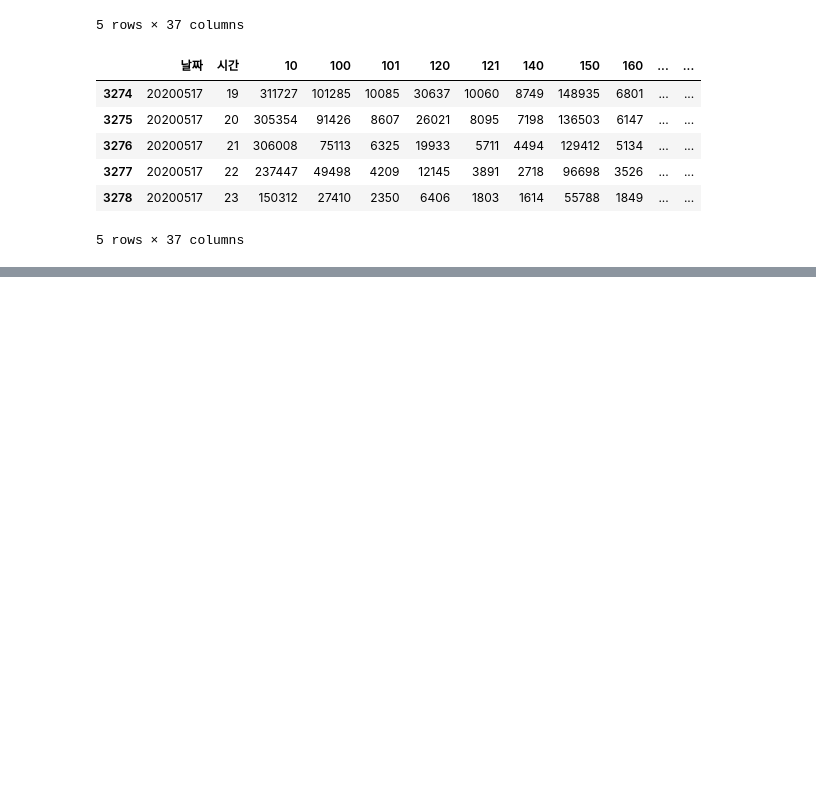
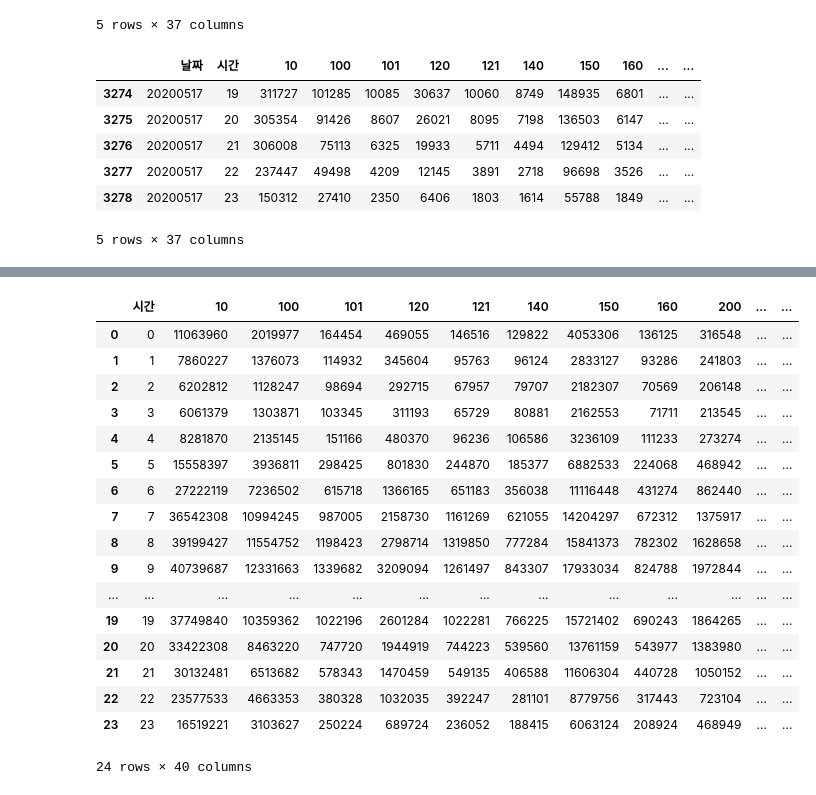
Before and after one commit to k-me-j/TrafficVolume, a Jupyter notebook: EDA.ipynb, the cells around one changed output, grey strips where cells are left out. Drawn from its saved outputs; the diff is of its cells as text; code cells hidden in the pictures; blank space fills up the shorter version.

```diff
--- a/EDA.ipynb
+++ b/EDA.ipynb
@@ -141,0 +191,21 @@ df.head(20)
+# %%
+time_df
+# %% [output]
+|  | 시간 | 10 | 100 | 101 | 120 | 121 | 140 | 150 | 160 | 200 | ... | ... |
+| 0 | 0 | 11063960 | 2019977 | 164454 | 469055 | 146516 | 129822 | 4053306 | 136125 | 316548 | ... | ... |
+| 1 | 1 | 7860227 | 1376073 | 114932 | 345604 | 95763 | 96124 | 2833127 | 93286 | 241803 | ... | ... |
+| 2 | 2 | 6202812 | 1128247 | 98694 | 292715 | 67957 | 79707 | 2182307 | 70569 | 206148 | ... | ... |
+| 3 | 3 | 6061379 | 1303871 | 103345 | 311193 | 65729 | 80881 | 2162553 | 71711 | 213545 | ... | ... |
+| 4 | 4 | 8281870 | 2135145 | 151166 | 480370 | 96236 | 106586 | 3236109 | 111233 | 273274 | ... | ... |
+| 5 | 5 | 15558397 | 3936811 | 298425 | 801830 | 244870 | 185377 | 6882533 | 224068 | 468942 | ... | ... |
+| 6 | 6 | 27222119 | 7236502 | 615718 | 1366165 | 651183 | 356038 | 11116448 | 431274 | 862440 | ... | ... |
+| 7 | 7 | 36542308 | 10994245 | 987005 | 2158730 | 1161269 | 621055 | 14204297 | 672312 | 1375917 | ... | ... |
+| 8 | 8 | 39199427 | 11554752 | 1198423 | 2798714 | 1319850 | 777284 | 15841373 | 782302 | 1628658 | ... | ... |
+| 9 | 9 | 40739687 | 12331663 | 1339682 | 3209094 | 1261497 | 843307 | 17933034 | 824788 | 1972844 | ... | ... |
+| ... | ... | ... | ... | ... | ... | ... | ... | ... | ... | ... | ... | ... |
+| 19 | 19 | 37749840 | 10359362 | 1022196 | 2601284 | 1022281 | 766225 | 15721402 | 690243 | 1864265 | ... | ... |
+| 20 | 20 | 33422308 | 8463220 | 747720 | 1944919 | 744223 | 539560 | 13761159 | 543977 | 1383980 | ... | ... |
+| 21 | 21 | 30132481 | 6513682 | 578343 | 1470459 | 549135 | 406588 | 11606304 | 440728 | 1050152 | ... | ... |
+| 22 | 22 | 23577533 | 4663353 | 380328 | 1032035 | 392247 | 281101 | 8779756 | 317443 | 723104 | ... | ... |
+| 23 | 23 | 16519221 | 3103627 | 250224 | 689724 | 236052 | 188415 | 6063124 | 208924 | 468949 | ... | ... |
+24 rows × 40 columns
```
Also changed, not shown: parts of 11 cells of this notebook, 6 other files.
